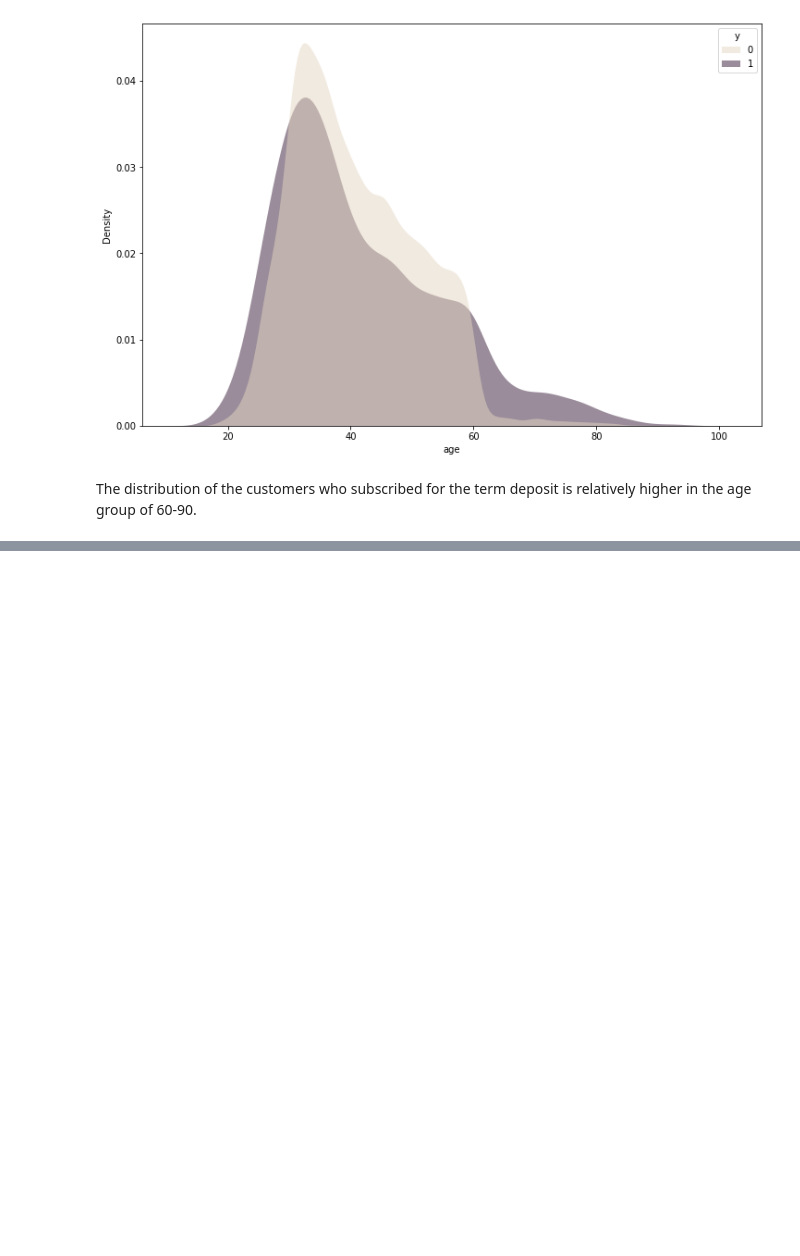
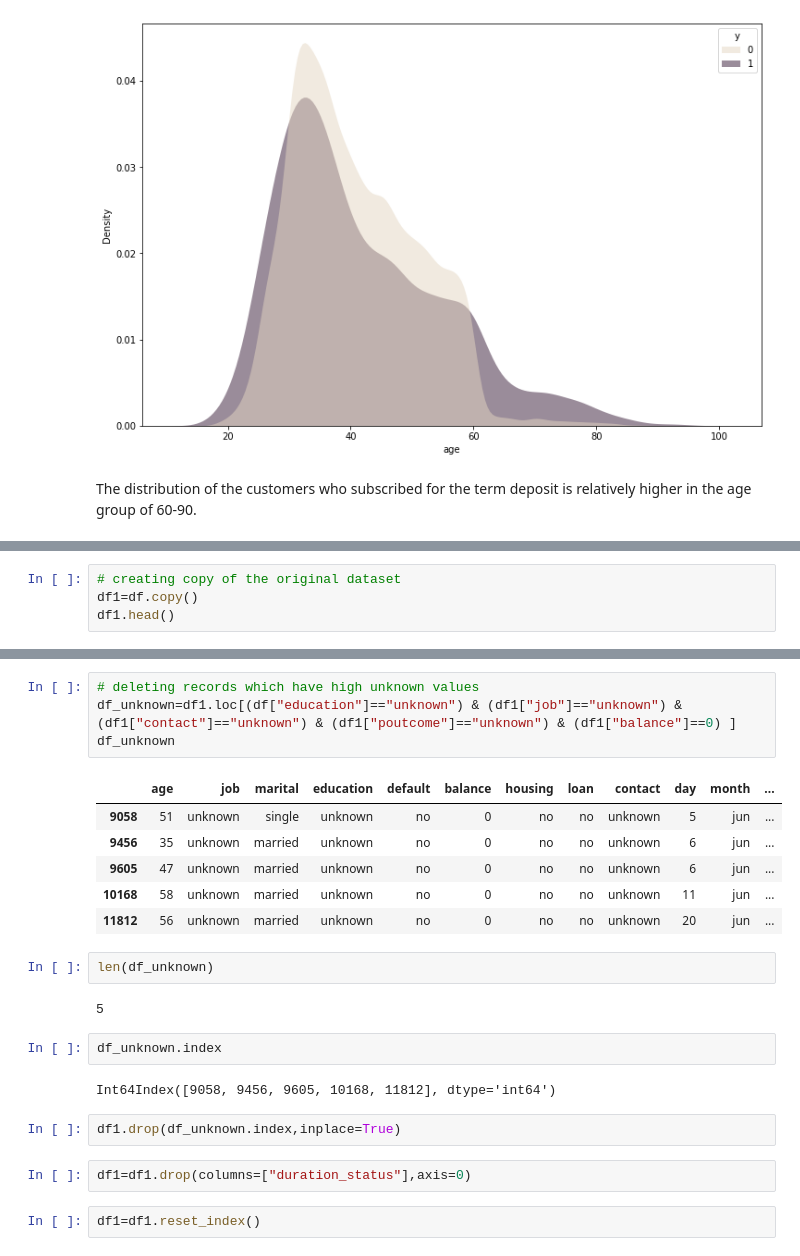
Before and after one commit to kunal51298/Bank_Marketing_Effectiveness_Prediction1, a Jupyter notebook: Bank_Marketing_Effectiveness_Prediction_kunal.ipynb, the cells around one changed output, grey strips where cells are left out. Cells and saved outputs as stored; diff of their text form; blank space fills up the shorter version.

```diff
--- a/Bank_Marketing_Effectiveness_Prediction_kunal.ipynb
+++ b/Bank_Marketing_Effectiveness_Prediction_kunal.ipynb
@@ -406,0 +477,4 @@ The distribution of the customers who subscribed for the term deposit is relativ
+# %%
+# creating copy of the original dataset
+df1=df.copy()
+df1.head()
@@ -406,0 +488,25 @@ The distribution of the customers who subscribed for the term deposit is relativ
+# %%
+# deleting records which have high unknown values
+df_unknown=df1.loc[(df["education"]=="unknown") & (df1["job"]=="unknown") & (df1["contact"]=="unknown") & (df1["poutcome"]=="unknown") & (df1["balance"]==0) ]
+df_unknown
+# %% [output]
+|  | age | job | marital | education | default | balance | housing | loan | contact | day | month | ... |
+| 9058 | 51 | unknown | single | unknown | no | 0 | no | no | unknown | 5 | jun | ... |
+| 9456 | 35 | unknown | married | unknown | no | 0 | no | no | unknown | 6 | jun | ... |
+| 9605 | 47 | unknown | married | unknown | no | 0 | no | no | unknown | 6 | jun | ... |
+| 10168 | 58 | unknown | married | unknown | no | 0 | no | no | unknown | 11 | jun | ... |
+| 11812 | 56 | unknown | married | unknown | no | 0 | no | no | unknown | 20 | jun | ... |
+# %%
+len(df_unknown)
+# %% [output]
+5
+# %%
+df_unknown.index
+# %% [output]
+Int64Index([9058, 9456, 9605, 10168, 11812], dtype='int64')
+# %%
+df1.drop(df_unknown.index,inplace=True)
+# %%
+df1=df1.drop(columns=["duration_status"],axis=0)
+# %%
+df1=df1.reset_index()
```
Also changed, not shown: parts of 20 cells of this notebook.
